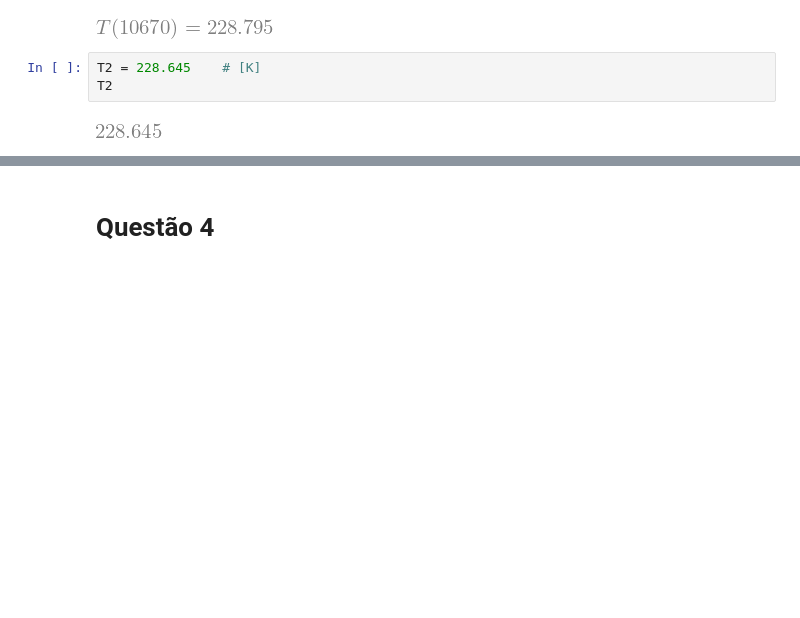
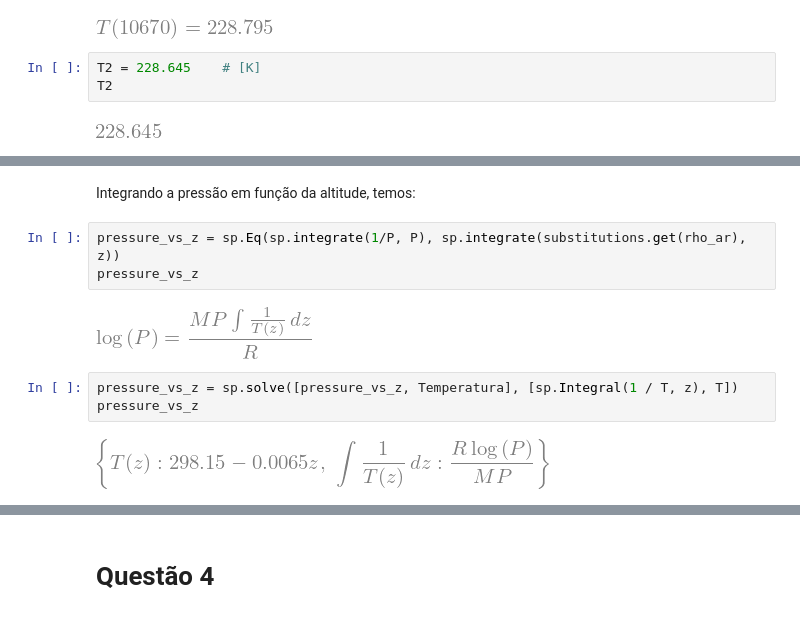
Before and after one commit to ahpqmiranda/ufpa_materiais, a Jupyter notebook: Mecânica dos Fluidos/solucionário prova 1/avaliação p01 solucionário.ipynb, the cells around one changed output, grey strips where cells are left out. Saved outputs shown, nothing was run; the diff lists cells and outputs as text; blank space fills up the shorter version.

```diff
--- a/Mecânica dos Fluidos/solucionário prova 1/avaliação p01 solucionário.ipynb
+++ b/Mecânica dos Fluidos/solucionário prova 1/avaliação p01 solucionário.ipynb
@@ -200,0 +227,12 @@ z
+# %% [markdown]
+Integrando a pressão em função da altitude, temos:
+# %%
+pressure_vs_z = sp.Eq(sp.integrate(1/P, P), sp.integrate(substitutions.get(rho_ar), z))
+pressure_vs_z
+# %% [output]
+[figure, added]
+# %%
+pressure_vs_z = sp.solve([pressure_vs_z, Temperatura], [sp.Integral(1 / T, z), T])
+pressure_vs_z
+# %% [output]
+[figure, added]
```
Also changed, not shown: parts of 31 cells of this notebook, 35 other files.
